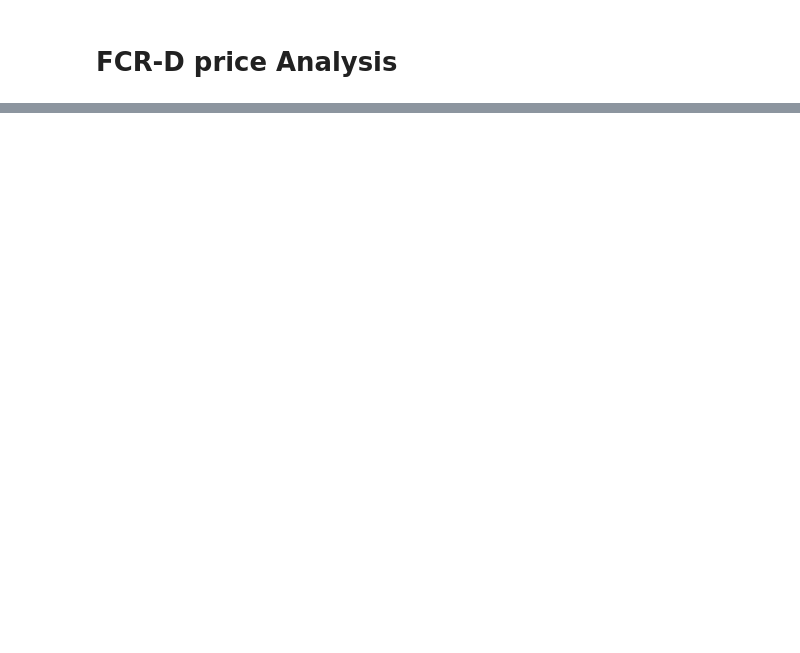
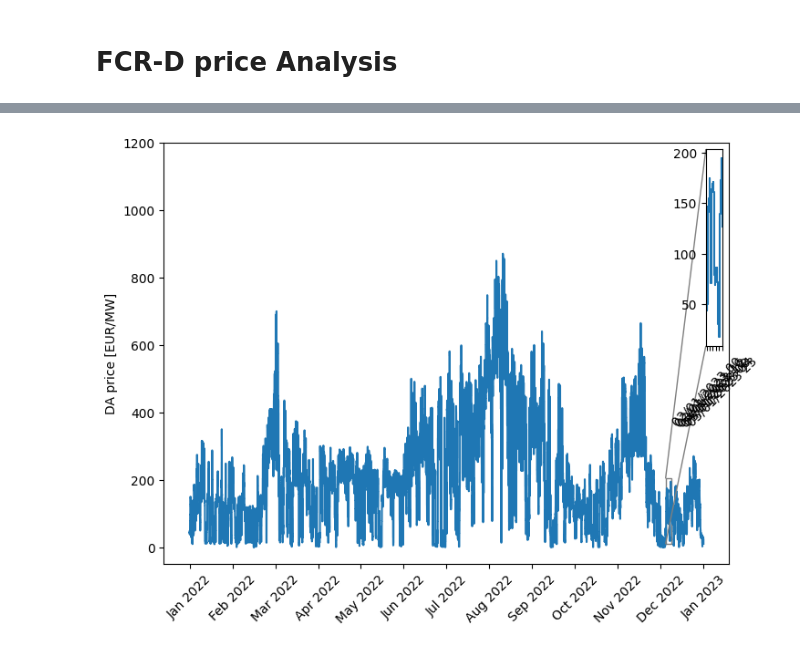
Before and after one commit to junesooshin/lightenup, a Jupyter notebook: Data Examination/DA Analysis.ipynb, the cells around one changed output, grey strips where cells are left out. Saved outputs shown, nothing was run; the diff lists cells and outputs as text; code cells hidden in the pictures; blank space fills up the shorter version.

```diff
--- a/Data Examination/DA Analysis.ipynb
+++ b/Data Examination/DA Analysis.ipynb
@@ -37,10 +37,14 @@ c:\Users\Daniel  BV\Desktop\Thesis\lightenup\Processed_data\
 ## Load CSV file
 If API has already been runned, load the csv instead. 1 second versus 2 minutes ;-)
 # %%
-df = pd.read_csv(path_processed_data + 'real.csv') # Change path
-print(df.head())
-df2 = pd.read_csv('FCR_Energinet_Data.csv') # Change path
-pd.to_datetime(df2["HourDK"]) # Convert HourDK to datetimeprint(df), such that one can use it to index
+df_raw = pd.read_csv(path_processed_data + 'real.csv') # Change path
+print(df_raw.head())
+#print(df["Spot"].size)
+#df2 = pd.read_csv('FCR_Energinet_Data.csv') # Change path
+#df3 = df2["HourDK"].unique()
+#print(df3.size)
+#print(pd.to_datetime(df3))
+#pd.to_datetime(df2["HourDK"]) # Convert HourDK to datetimeprint(df), such that one can use it to index
 # %% [output]
    Hour       Spot  FD1_down  FD2_down   FD1_up    FD2_up  FD1_up_percentage
 0     0  46.599998  42.42105  33.89313  1.95478  49.18715           0.034299  \
@@ -596,0 +164,64 @@ plt.show()
+# %%
+import matplotlib.pyplot as plt
+from mpl_toolkits.axes_grid1.inset_locator import zoomed_inset_axes, mark_inset
+import pandas as pd
+
+# First plot
+Latest_time = '2022-01-01T00:00:00'
+Earliest_time = '2023-01-30T23:00:00'
+
+fig, axs = plt.subplots(figsize=(8, 6), dpi=100)
+
+mask = (df["HourDK"] >= Latest_time) & (df["HourDK"] <= Earliest_time)
+price = df["Spot"].loc[mask].reset_index(drop=True)
+plt.plot(price, drawstyle='steps-post')
+
+xaxis = df["HourDK"].loc[mask].reset_index(drop=True)
+xaxis = pd.to_datetime(xaxis)
+
+# Set the x-axis ticks to be monthly
+num_ticks = len(xaxis)
+tick_step = max(1, int(np.ceil(num_ticks / 12)))
+month_ticks = xaxis.index % tick_step == 0
+if not month_ticks[0]:
+    month_ticks[0] = True
+if not month_ticks[-1]:
+    month_ticks[-1] = True
+plt.xticks(xaxis.index[month_ticks], xaxis[month_ticks].dt.strftime("%b %Y"), rotation=45)
+axs.set_ylim(-50, 1200)
+
+plt.ylabel("DA price [EUR/MW]")
+
+# Second plot (zoomed-in)
+Latest_time_zoom = '2023-01-02T00:00:00'
+Earliest_time_zoom = '2023-01-05T23:00:00'
+
+mask_zoom = (df["HourDK"] >= Latest_time_zoom) & (df["HourDK"] <= Earliest_time_zoom)
+price_zoom = df["Spot"].loc[mask_zoom]
+xaxis_zoom = df["HourDK"].loc[mask_zoom]
+xaxis_zoom = pd.to_datetime(xaxis_zoom)
+
+# Create a zoomed-in subplot
+ax_zoom = zoomed_inset_axes(axs, zoom=3, loc='upper right')  # Adjust the zoom factor as needed
+
+# Plot the zoomed-in data
+ax_zoom.plot(price_zoom, drawstyle='steps-post')
+
+# Set the x-axis ticks for the zoomed-in plot
+
+num_ticks = len(xaxis_zoom)
+tick_step = max(1, int(np.ceil(num_ticks / 5)))
+month_ticks = xaxis_zoom.index % tick_step == 0
+if not month_ticks[0]:
+    month_ticks[0] = True
+if not month_ticks[-1]:
+    month_ticks[-1] = True
+ax_zoom.set_xticks(xaxis_zoom[month_ticks].index)
+ax_zoom.set_xticklabels(xaxis_zoom[month_ticks].dt.strftime("%d/%m/%Y %H"), rotation=45)
+
+# Mark the area in the first plot that corresponds to the zoomed-in plot
+mark_inset(axs, ax_zoom, loc1=3, loc2=2, fc="none", ec="0.5")
+
+plt.show()
+# %% [output]
+[figure, added]
```
Also changed, not shown: parts of 23 cells of this notebook, 10 other files.
